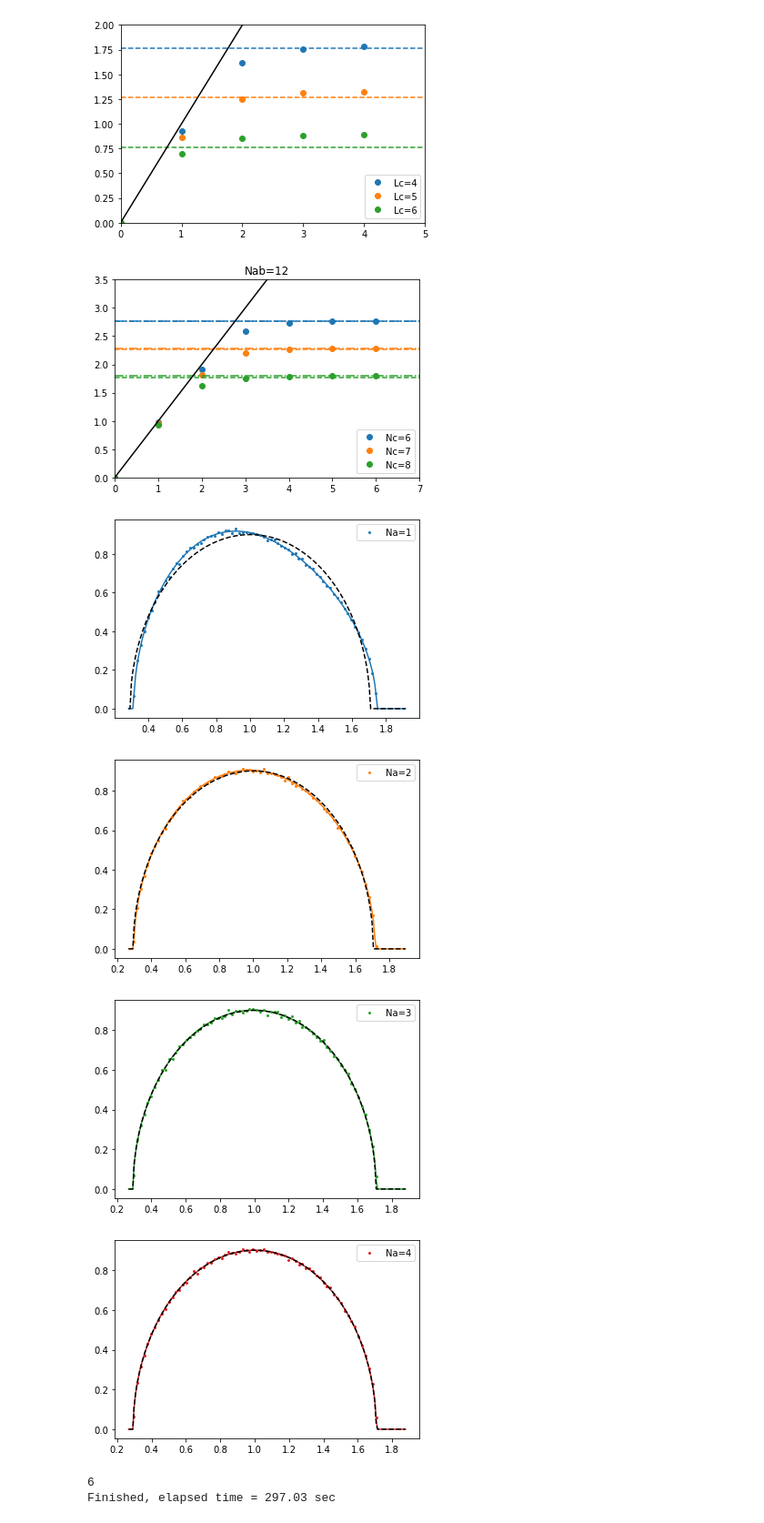
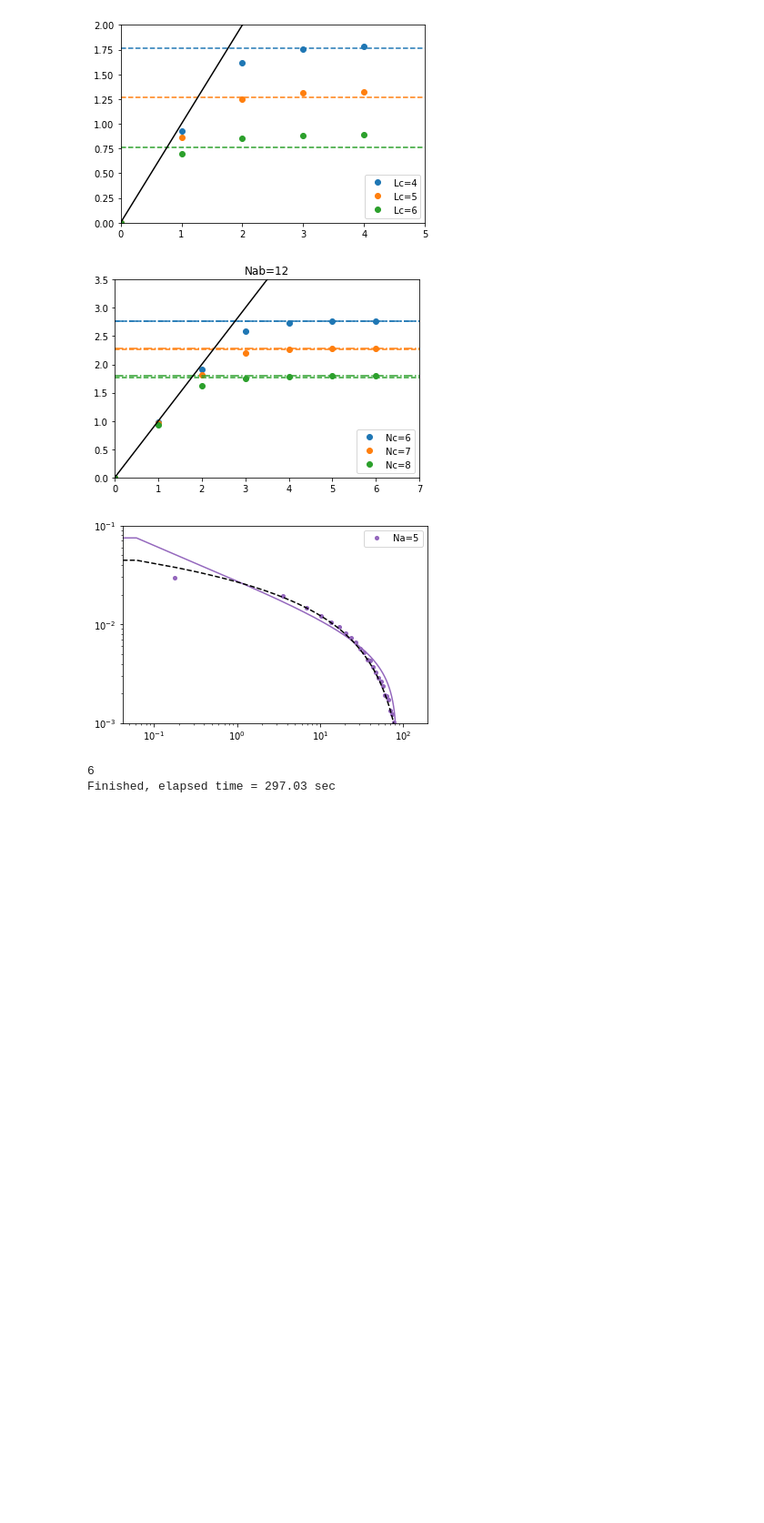
Before and after one commit to hassan-shap/RMT, a Jupyter notebook: NegSpec_Na1_Na2.ipynb, the cells around one changed output. Shown at 91% size. Cells and saved outputs as stored; diff of their text form; code cells hidden in the pictures; blank space fills up the shorter version.

```diff
--- a/NegSpec_Na1_Na2.ipynb
+++ b/NegSpec_Na1_Na2.ipynb
@@ -30,11 +30,11 @@ def p_transpose_2(V,Na,Nb):
 
     return U
 # %%
-Nrep=400
+Nrep=20
 r=2 # local Hilbert space dim
 
-Lab=8
-Lc=11
+Lab=10
+Lc=0
 L=Lab+Lc
 
 Nc=r**Lc
@@ -204,53 +204,64 @@ def semicirc_dist(Q,x,x0):
     return fx
 
 
-for i_n in range(int(Lab/2)):
+# for i_n in range(int(Lab/2)):
 # for i_n in range(0,4):
-# for i_n in [1]:
+for i_n in [4]:
     plt.figure()
     Na=r**(i_n+1)
     Nb=r**(Lab-i_n-1)
 
     num_bins = 70
 
     n, bin_edges = np.histogram(v1b[:,i_n], bins=num_bins)
 
     bins_center= (bin_edges[0:num_bins]+ bin_edges[1:])/2
     n= n/np.sum(n)/(bin_edges[1]-bin_edges[0])
 
-    plt.plot(bins_center,n,'o',markersize=2,color='C%d' % (i_n),label='Na=%d' % (i_n+1) )
+    plt.loglog(bins_center,n,'o',markersize=4,color='C%d' % (i_n),label='Na=%d' % (i_n+1) )
 
 #     xplot=np.linspace(-1,1)*1.5+1j*0
     a = Nc/Nb +1j*0
     b = Nc/Nb*Na +1j*0
 
     fx =  Nb/Nc
     fy =  Nc/pi/Nb
-#     xplot= np.linspace(bins_center.min(),bins_center.max(),200)/fx*1.1 #+1j*1e-12
-    xplot= np.linspace(bins_center.min()*0.9,bins_center.max()*1.1,200)/fx #+1j*1e-12
+    xplot= np.linspace(bins_center.min(),bins_center.max(),2000)/fx*1.1 #+1j*1e-12
+#     xplot= np.linspace(bins_center.min()*0.9,bins_center.max()*1.1,200)/fx #+1j*1e-12
 #     xplot=x0[np.where(x0>0)]
 #     yplot=(Gz(xplot,a,b))
 #     plt.plot( xplot*fx, yplot*fy,color='C%d' % (i_n),label='Na=%d' % (i_n+1) )
 #     xplot_neg=x0[np.where(x0<0)]
 #     yplot_neg=(Gz(xplot_neg,a,b))
 #     plt.plot(xplot_neg*fx, -yplot_neg*fy,color='C%d' % (i_n))
     yplot=np.abs(Gz(xplot,a,b))
-    plt.plot(xplot*fx,fy*yplot,color='C%d' % (i_n))
+#     plt.plot(xplot*fx,fy*yplot,color='C%d' % (i_n))
+    plt.loglog(xplot*fx,fy*yplot,color='C%d' % (i_n))
 
-    fx_semi= semicirc_dist(Na*Nb/Nc,xplot*fx,1)
-    plt.plot(xplot*fx,np.real(fx_semi),'k--')
+#     fx_semi= semicirc_dist(Na*Nb/Nc,xplot*fx,1)
+#     plt.plot(xplot*fx,np.real(fx_semi),'k--')
 
-#     if i_n==0 or i_n==1:
-#         plt.ylim(-0.001,0.03)
-#     else:
-#         plt.ylim(-0.001,0.06)
+    # pure state from Prosen et al
+    y = xplot
+    from scipy.special import *
+    z1 = ((16+y**2) * ellipk(1-y**2/16) - 32*ellipe(1-y**2/16) )/(8*pi**2)
+    z2 = np.real((np.abs(y)*(4-np.abs(y)+0*1j))**0.5/(2*pi*np.abs(y)) )
+    plt.loglog(y*(Na),(z1+0*z2)/Na,'k--')
+#     plt.loglog(y,(z2)/Na,'k--')
+
+#     plt.loglog(np.real(xplot)*fx,.05/xplot**(1/2),'k--')
+
+    if i_n==0 or i_n==1:
+#         plt.ylim(-0.0001,0.001)
+        plt.ylim(1e-3,3e0)
+    else:
+#         plt.ylim(-0.001,0.02)
+        plt.ylim(1e-3,1e-1)
     plt.legend()
+# plt.xlim(-0.12,0.12)
 plt.show()
 # %% [output]
-[figure, old version]
+[figure, new version]
-[figure, removed]
-[figure, removed]
-[figure, removed]
 # %%
 # semi circle vs Lc
 
```
Also changed, not shown: parts of 2 cells of this notebook, 13 other files.
